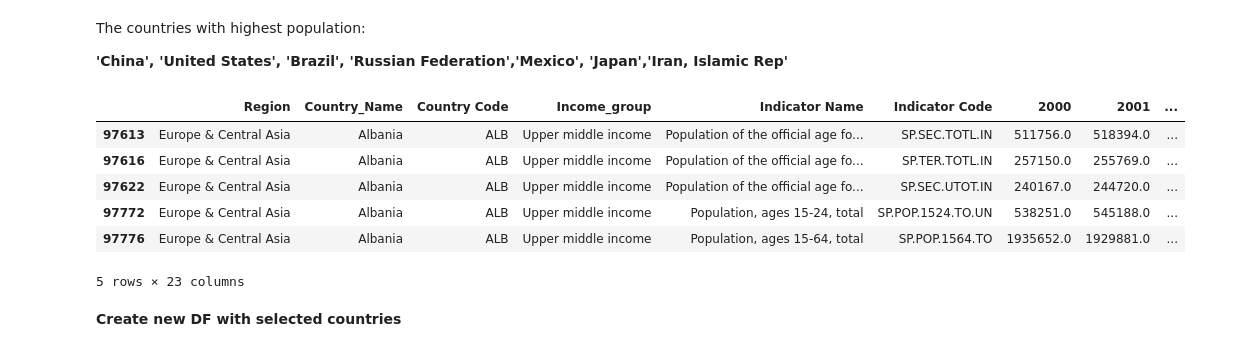
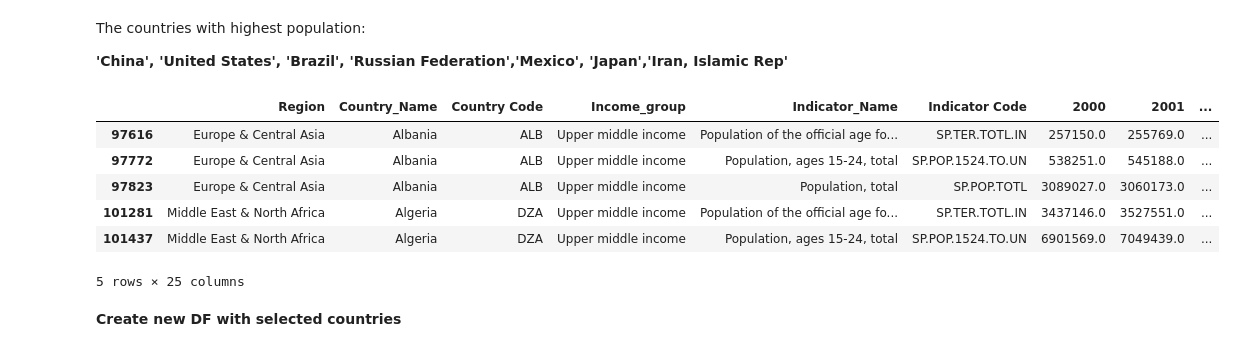
Before and after one commit to Azimoj/EdState-, a Jupyter notebook: P2.ipynb, the cells around one changed output. Cells and saved outputs as stored; diff of their text form; code cells hidden in the pictures.

```diff
--- a/P2.ipynb
+++ b/P2.ipynb
@@ -618,2 +1077,0 @@ Removing the years with plus 50% of missing value
-# %%
-data_r_pop = data_r_pop.drop(['2020','2017'], axis = 1)
@@ -632,19 +1077,0 @@ data_r_pop.describe()
-# %%
-data_r_pop['2000'] = data_r_pop['2000'].fillna(data_r_pop['2000'].median())
-data_r_pop['2001'] = data_r_pop['2001'].fillna(data_r_pop['2001'].median())
-data_r_pop['2002'] = data_r_pop['2002'].fillna(data_r_pop['2002'].median())
-data_r_pop['2003'] = data_r_pop['2003'].fillna(data_r_pop['2003'].median())
-data_r_pop['2004'] = data_r_pop['2004'].fillna(data_r_pop['2004'].median())
-data_r_pop['2005'] = data_r_pop['2005'].fillna(data_r_pop['2005'].median())
-data_r_pop['2006'] = data_r_pop['2006'].fillna(data_r_pop['2006'].median())
-data_r_pop['2007'] = data_r_pop['2007'].fillna(data_r_pop['2007'].median())
-data_r_pop['2008'] = data_r_pop['2008'].fillna(data_r_pop['2008'].median())
-data_r_pop['2009'] = data_r_pop['2009'].fillna(data_r_pop['2009'].median())
-
-data_r_pop['2010'] = data_r_pop['2010'].fillna(data_r_pop['2010'].median())
-data_r_pop['2011'] = data_r_pop['2011'].fillna(data_r_pop['2011'].median())
-data_r_pop['2012'] = data_r_pop['2012'].fillna(data_r_pop['2012'].median())
-data_r_pop['2013'] = data_r_pop['2013'].fillna(data_r_pop['2013'].median())
-data_r_pop['2014'] = data_r_pop['2014'].fillna(data_r_pop['2014'].median())
-data_r_pop['2015'] = data_r_pop['2015'].fillna(data_r_pop['2015'].median())
-data_r_pop['2016'] = data_r_pop['2016'].fillna(data_r_pop['2016'].median())
@@ -738,3 +1077,0 @@ __'China', 'United States', 'Brazil', 'Russian Federation','Mexico', 'Japan'__
-# %%
-data_r_pop= data_r_pop.rename({"Country Name": "Country_Name"},axis=1)
-data_r_pop.head()
@@ -881,16 +1461,18 @@ The countries with highest population:
 
 __'China', 'United States', 'Brazil', 'Russian Federation','Mexico', 'Japan','Iran, Islamic Rep'__
 # %%
-data_r_edu= data_r_pop.rename({"Country Name": "Country_Name"},axis=1)
+data_r_edu= data_r_pop.rename({"Country Name": "Country_Name",
+                              "Indicator Name": "Indicator_Name"
+                              },axis=1)
 data_r_edu.head()
 # %% [output]
-|  | Region | Country_Name | Country Code | Income_group | Indicator Name | Indicator Code | 2000 | 2001 | ... |
-| 97613 | Europe & Central Asia | Albania | ALB | Upper middle income | Population of the official age fo... | SP.SEC.TOTL.IN | 511756.0 | 518394.0 | ... |
+|  | Region | Country_Name | Country Code | Income_group | Indicator_Name | Indicator Code | 2000 | 2001 | ... |
 | 97616 | Europe & Central Asia | Albania | ALB | Upper middle income | Population of the official age fo... | SP.TER.TOTL.IN | 257150.0 | 255769.0 | ... |
-| 97622 | Europe & Central Asia | Albania | ALB | Upper middle income | Population of the official age fo... | SP.SEC.UTOT.IN | 240167.0 | 244720.0 | ... |
 | 97772 | Europe & Central Asia | Albania | ALB | Upper middle income | Population, ages 15-24, total | SP.POP.1524.TO.UN | 538251.0 | 545188.0 | ... |
-| 97776 | Europe & Central Asia | Albania | ALB | Upper middle income | Population, ages 15-64, total | SP.POP.1564.TO | 1935652.0 | 1929881.0 | ... |
+| 97823 | Europe & Central Asia | Albania | ALB | Upper middle income | Population, total | SP.POP.TOTL | 3089027.0 | 3060173.0 | ... |
+| 101281 | Middle East & North Africa | Algeria | DZA | Upper middle income | Population of the official age fo... | SP.TER.TOTL.IN | 3437146.0 | 3527551.0 | ... |
+| 101437 | Middle East & North Africa | Algeria | DZA | Upper middle income | Population, ages 15-24, total | SP.POP.1524.TO.UN | 6901569.0 | 7049439.0 | ... |
-5 rows × 23 columns
+5 rows × 25 columns
 # %% [markdown]
 __Create new DF with selected countries__
 # %%
```
Also changed, not shown: parts of 276 cells of this notebook.
